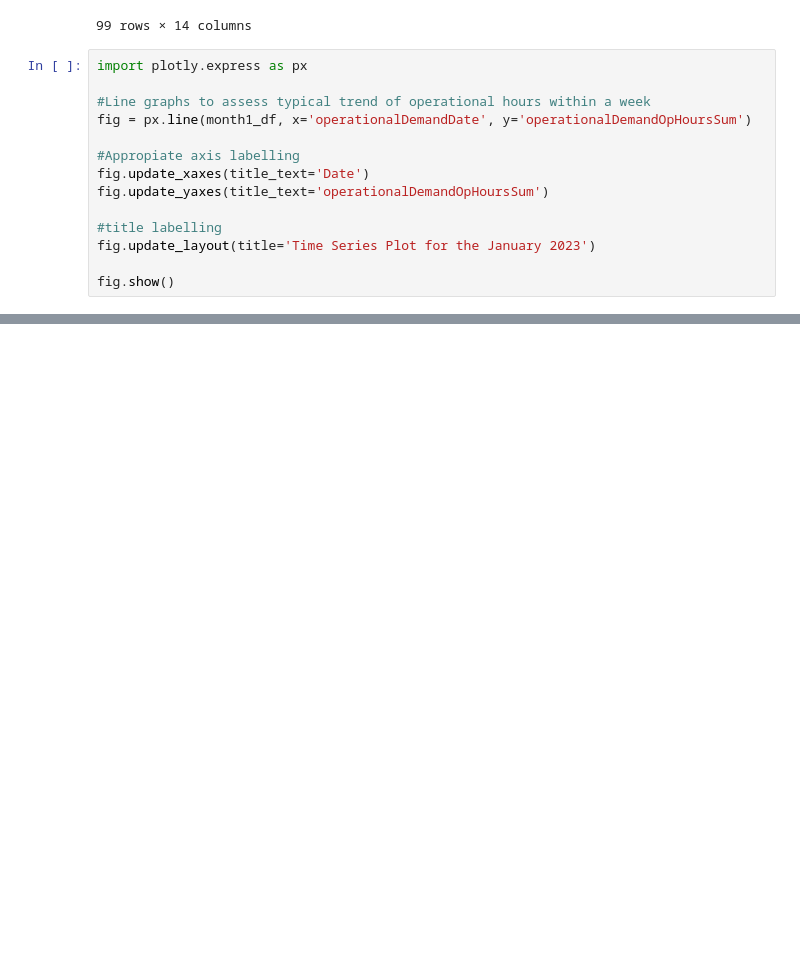
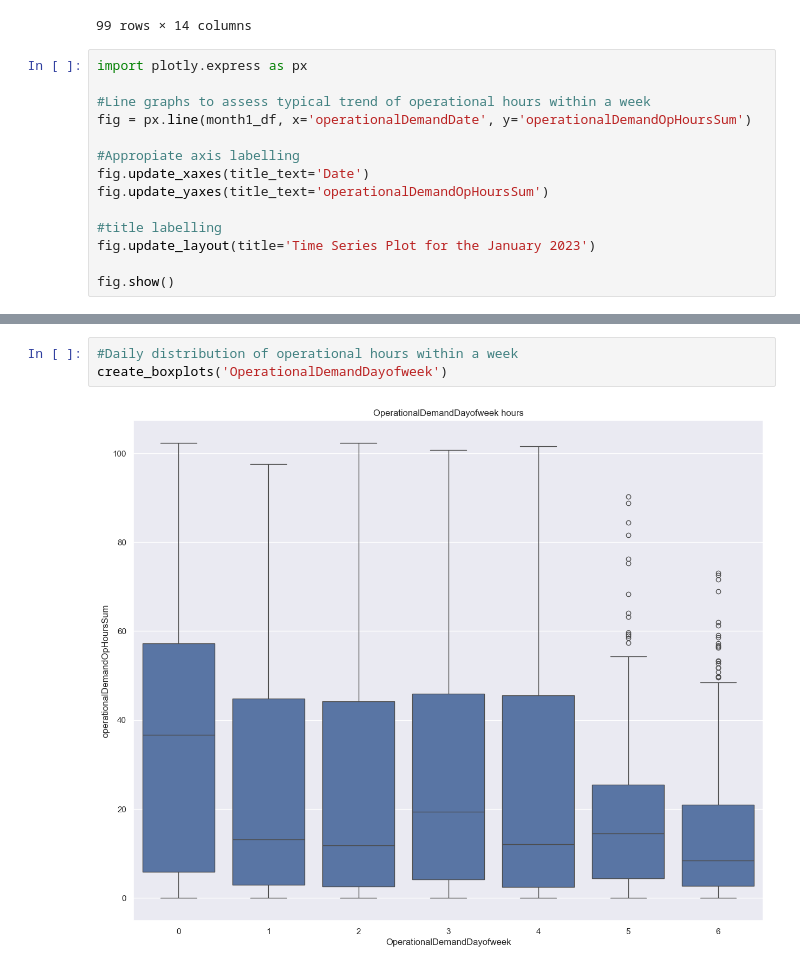
Before and after one commit to kartbart/AI-ML-Portfolio-3, a Jupyter notebook: Software Portfolio 3.ipynb, the cells around one changed output, grey strips where cells are left out. Drawn from its saved outputs; the diff is of its cells as text; blank space fills up the shorter version.

```diff
--- a/Software Portfolio 3.ipynb
+++ b/Software Portfolio 3.ipynb
@@ -363,0 +425,5 @@ fig.show()
+# %%
+#Daily distribution of operational hours within a week
+create_boxplots('OperationalDemandDayofweek')
+# %% [output]
+[figure, added]
```
Also changed, not shown: parts of 18 cells of this notebook.
